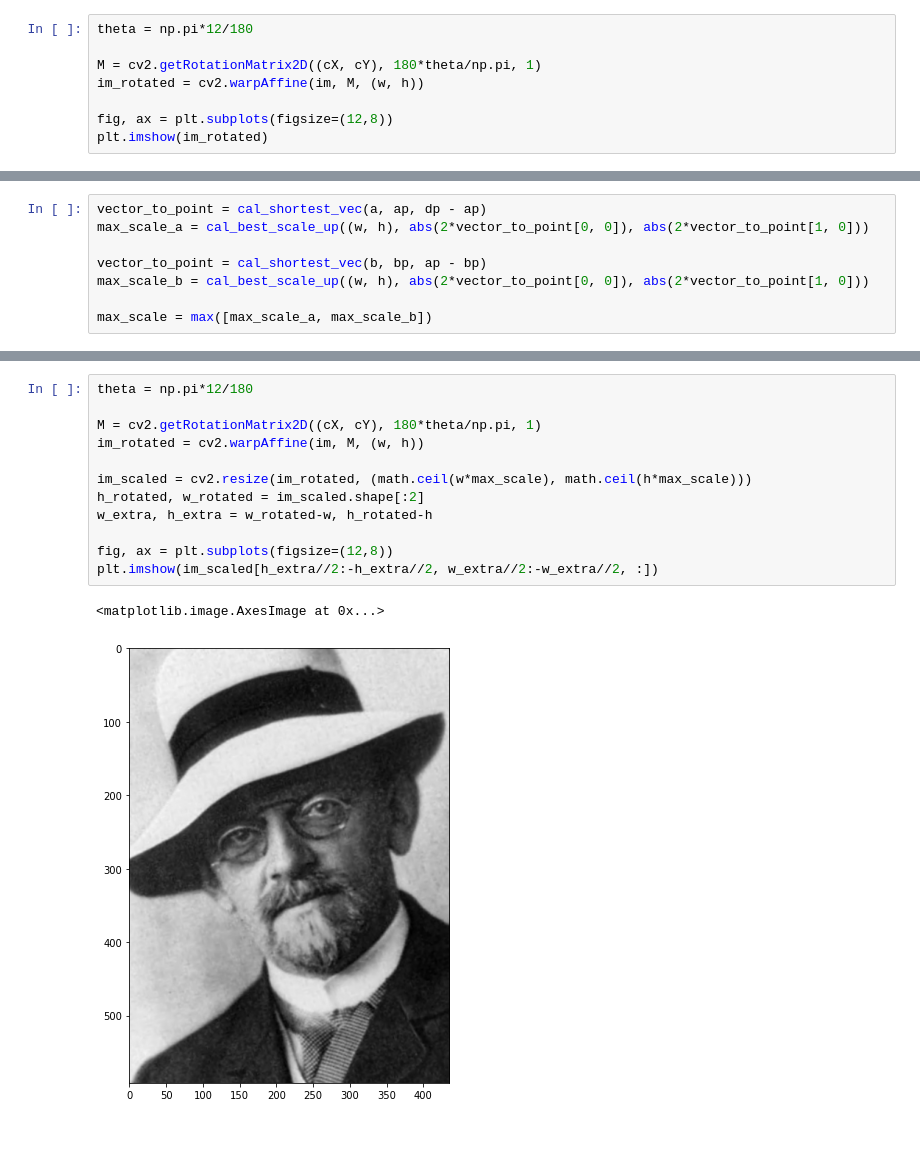
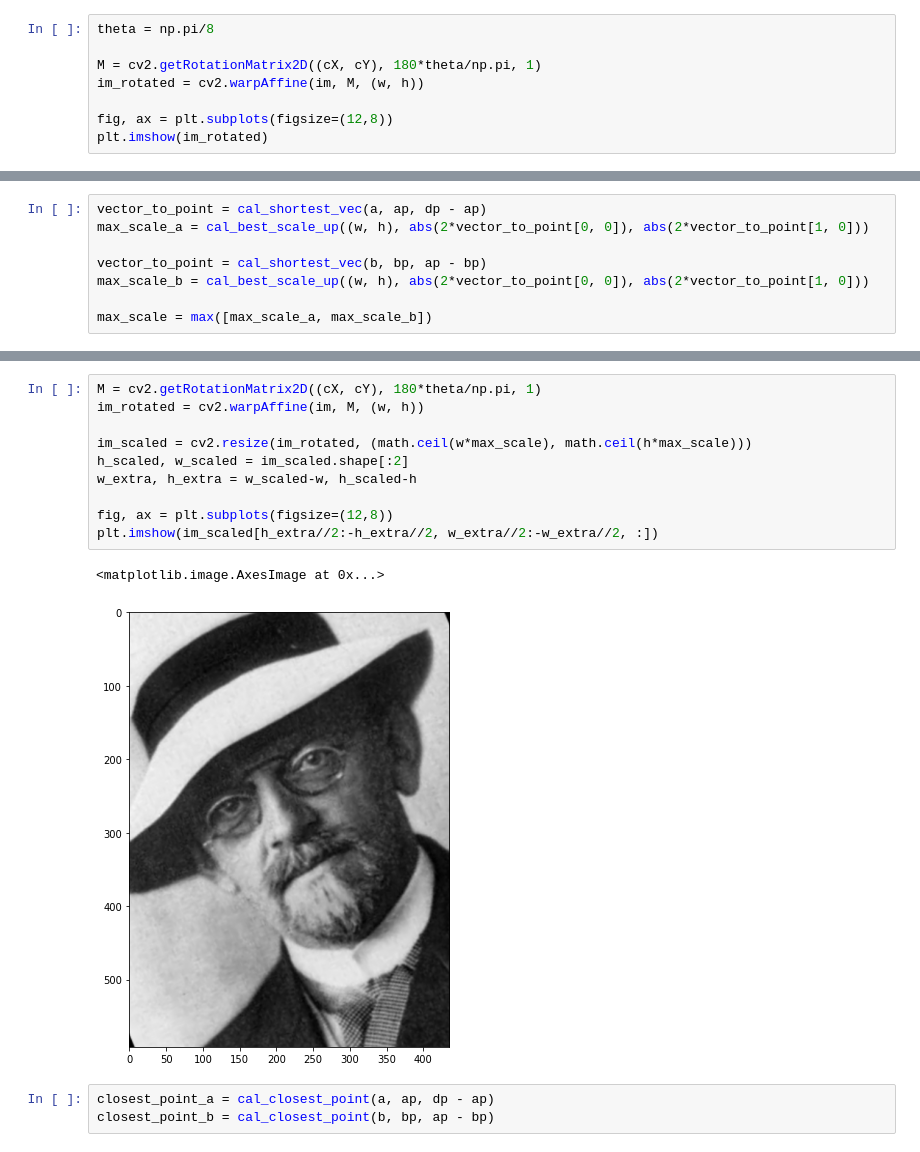
Before and after one commit to juanpaberon/rotate_image, a Jupyter notebook: rotation_scaled_after.ipynb, the cells around one changed output, grey strips where cells are left out. Cells and saved outputs as stored; diff of their text form.

Commit message:
find correct scale based on growth vector

```diff
--- a/rotation_scaled_after.ipynb
+++ b/rotation_scaled_after.ipynb
@@ -15,7 +33,7 @@ plt.imshow(im[:, :, [2,1,0]])
 (h, w) = im.shape[:2]
 (cX, cY) = (w//2, h//2)
 # %%
-theta = np.pi*12/180
+theta = np.pi/8
 
 M = cv2.getRotationMatrix2D((cX, cY), 180*theta/np.pi, 1)
 im_rotated = cv2.warpAffine(im, M, (w, h))
@@ -93,15 +84,16 @@ max_scale = max([max_scale_a, max_scale_b])
 # %%
-theta = np.pi*12/180
-
 M = cv2.getRotationMatrix2D((cX, cY), 180*theta/np.pi, 1)
 im_rotated = cv2.warpAffine(im, M, (w, h))
 
 im_scaled = cv2.resize(im_rotated, (math.ceil(w*max_scale), math.ceil(h*max_scale)))
-h_rotated, w_rotated = im_scaled.shape[:2]
-w_extra, h_extra = w_rotated-w, h_rotated-h
+h_scaled, w_scaled = im_scaled.shape[:2]
+w_extra, h_extra = w_scaled-w, h_scaled-h
 
 fig, ax = plt.subplots(figsize=(12,8))
 plt.imshow(im_scaled[h_extra//2:-h_extra//2, w_extra//2:-w_extra//2, :])
 # %% [output]
 <matplotlib.image.AxesImage at 0x...>
-[figure, old version]
+[figure, new version]
+# %%
+closest_point_a = cal_closest_point(a, ap, dp - ap)
+closest_point_b = cal_closest_point(b, bp, ap - bp)
```
Also changed, not shown: parts of 26 cells of this notebook.
